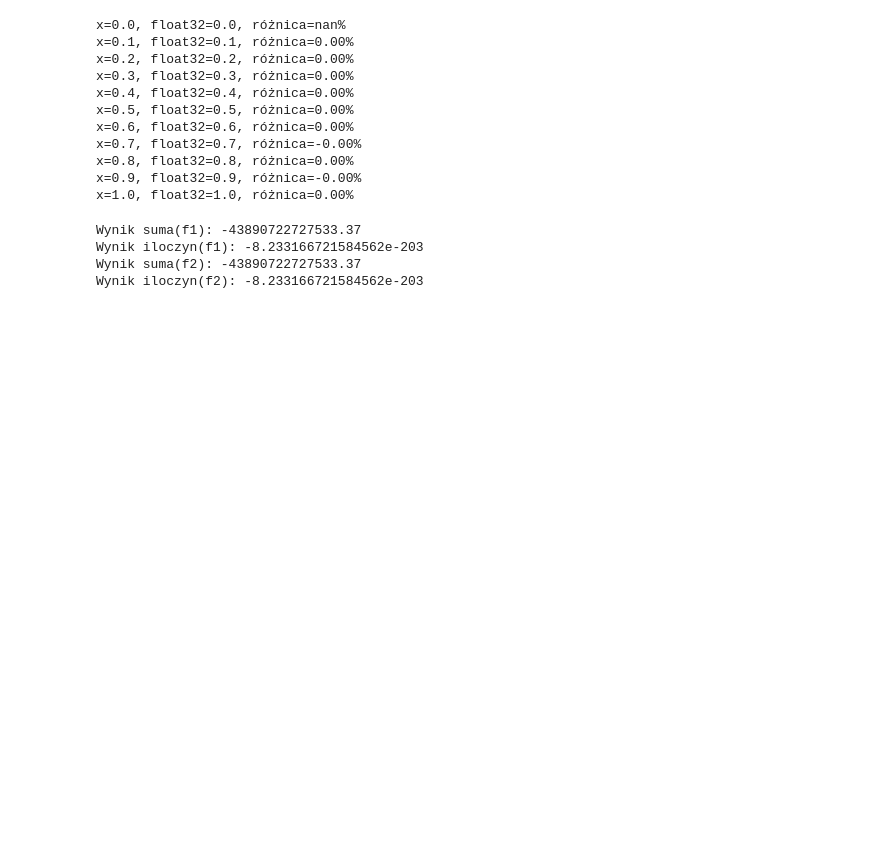
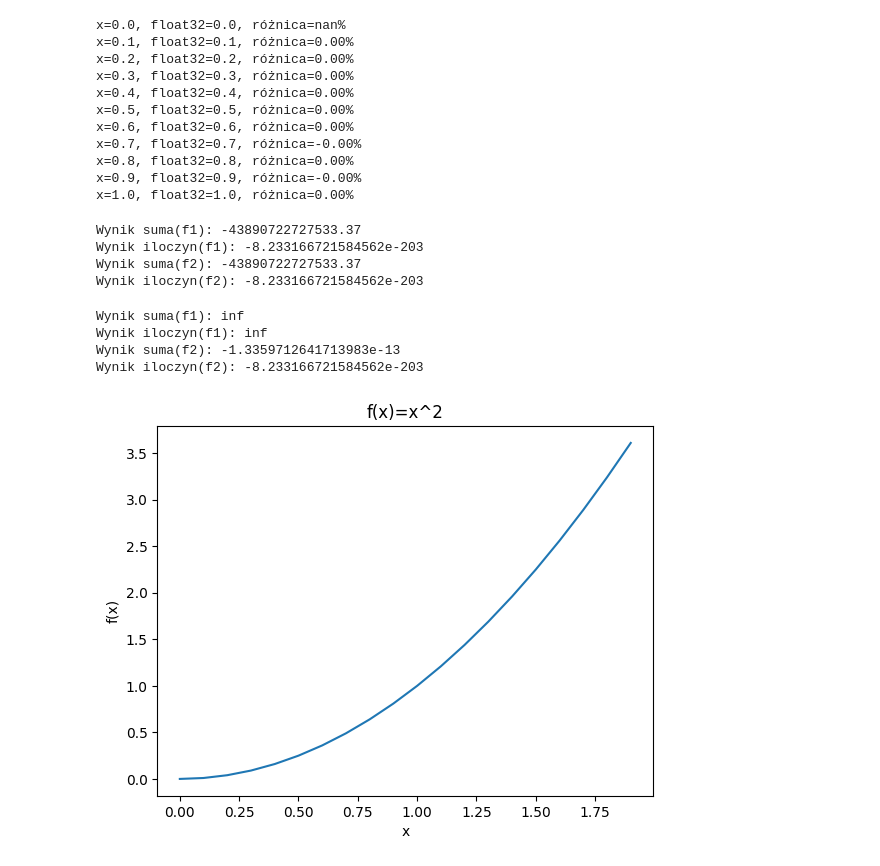
Before and after one commit to ruczynskipatryk/pythonLabsNumericMethods, a Jupyter notebook: lab2.ipynb, the cells around one changed output. Drawn from its saved outputs; the diff is of its cells as text; code cells hidden in the pictures; blank space fills up the shorter version.

```diff
--- a/lab2.ipynb
+++ b/lab2.ipynb
@@ -94,3 +94,67 @@ Wynik suma(f1): -43890722727533.37
 Wynik iloczyn(f1): -8.233166721584562e-203
 Wynik suma(f2): -43890722727533.37
 Wynik iloczyn(f2): -8.233166721584562e-203
+# %%
+import numpy as np
+
+def f1(x):
+    try:
+        # Funkcja 1 / x z obsługą wyjątku ZeroDivisionError
+        return 0 / 0
+
+    except ZeroDivisionError:
+        # Obsługa dzielenia przez zero
+        return float('inf')  # Zwróć nieskończoność (dla ułamka 1/0)
+
+def f2(x):
+    # Przykładowa funkcja sin(x) z biblioteki numpy
+    return np.sin(x)
+
+def suma(f, xp, xk, k):
+    result = 0
+    x = xp
+    while x <= xk:
+      result += f(x)
+      x += k
+    return result
+
+def iloczyn(f, xp, xk, k):
+    result = 1
+    x = xp
+    while x <= xk:
+        result *= f(x)
+        x += k
+    return result
+
+xp = -3.14
+xk = 3.14
+krok = 0.01
+
+wynik_suma_f1 = suma(f1, xp, xk, krok)
+wynik_iloczyn_f1 = iloczyn(f1, xp, xk, krok)
+
+wynik_suma_f2 = suma(f2, xp, xk, krok)
+wynik_iloczyn_f2 = iloczyn(f2, xp, xk, krok)
+
+print("Wynik suma(f1):", wynik_suma_f1)
+print("Wynik iloczyn(f1):", wynik_iloczyn_f1)
+print("Wynik suma(f2):", wynik_suma_f2)
+print("Wynik iloczyn(f2):", wynik_iloczyn_f2)
+# %% [output]
+Wynik suma(f1): inf
+Wynik iloczyn(f1): inf
+Wynik suma(f2): -1.3359712641713983e-13
+Wynik iloczyn(f2): -8.233166721584562e-203
+# %%
+#wykres - test
+import matplotlib.pyplot as plt
+import numpy as np
+x=[i for i in np.arange(0,2,0.1)]
+y=[i**2 for i in np.arange(0,2,0.1)]
+plt.plot(x,y)
+plt.ylabel('f(x)')
+plt.xlabel('x')
+plt.title('f(x)=x^2')
+plt.show()
+# %% [output]
+[figure, added]
```
Also changed, not shown: parts of 1 cell of this notebook.
